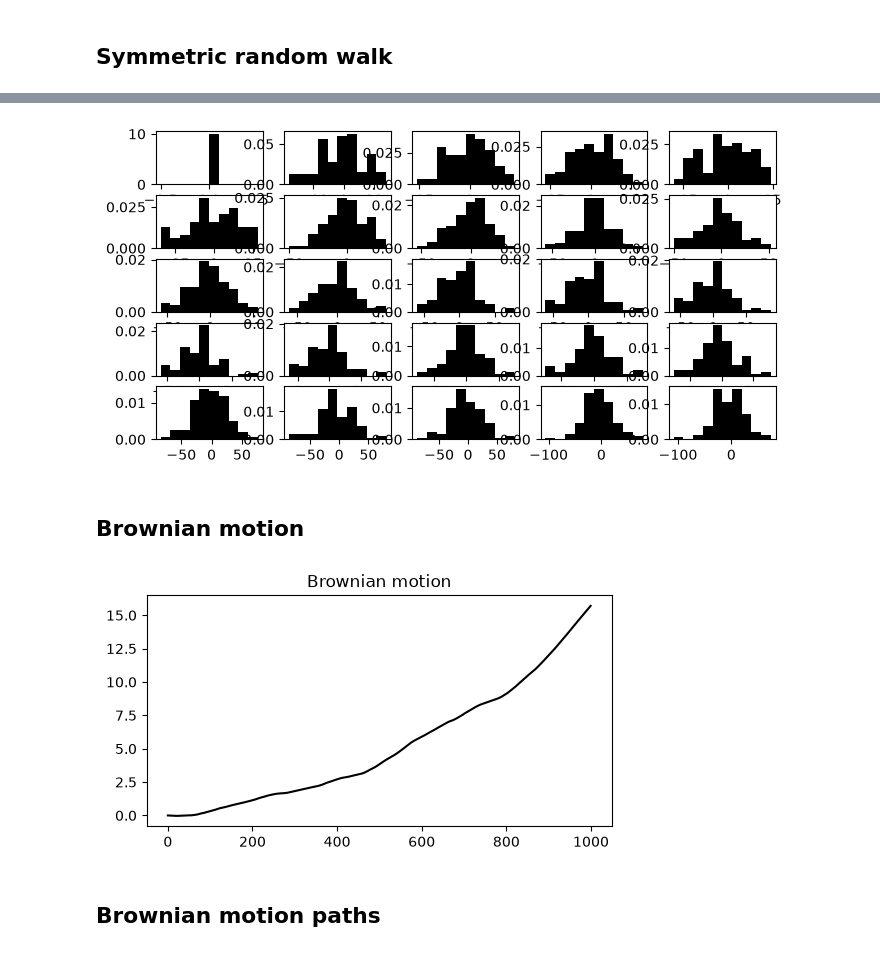
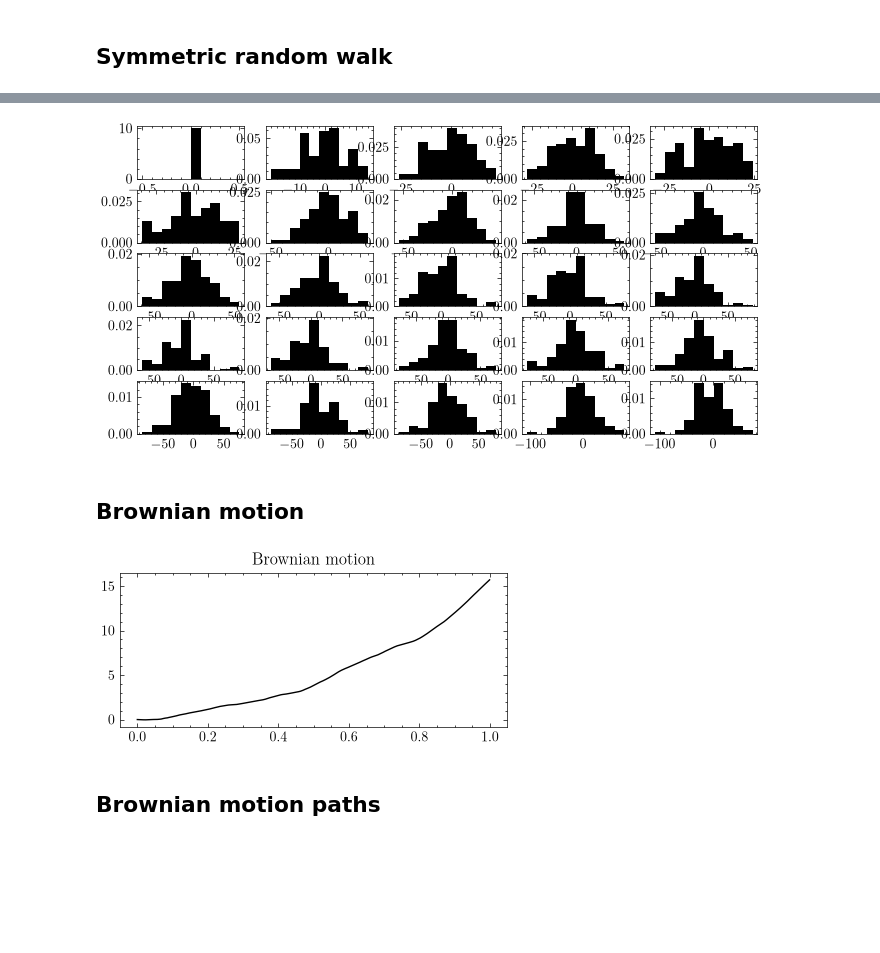
Before and after one commit to istmarc/ten-notebooks, a Jupyter notebook: notebooks/18.Process.ipynb, the cells around one changed output, grey strips where cells are left out. Cells and saved outputs as stored; diff of their text form; code cells hidden in the pictures; blank space fills up the shorter version.

Commit message:
Update process with latest ten version

```diff
--- a/notebooks/18.Process.ipynb
+++ b/notebooks/18.Process.ipynb
@@ -4,8 +4,9 @@
 import ten
 ten.set_seed(123)
 import matplotlib.pyplot as plt
+import scienceplots
+plt.style.use("science")
 import numpy as np
-import statsmodels.api as sm
 # %% [markdown]
 ## Symmetric random walk
 # %%
@@ -39,18 +40,18 @@ for i in range(5):
         k += n // 25
 plt.show()
 # %% [output]
-[figure, old version]
+[figure, new version]
 # %% [markdown]
 ## Brownian motion
 # %%
-w = ten.process.brownian_motion(s, n)
+ts, w = ten.process.brownian_motion(s, n)
 # %%
-fig, axes = plt.subplots(figsize = (6, 3))
-plt.plot(w, color = "black")
+fig, axes = plt.subplots(figsize = (5, 2))
+plt.plot(ts, w, color = "black")
 plt.title("Brownian motion")
 plt.show()
 # %% [output]
-[figure, old version]
+[figure, new version]
 # %% [markdown]
 ## Brownian motion paths
 # %%
```
Also changed, not shown: parts of 7 cells of this notebook.
